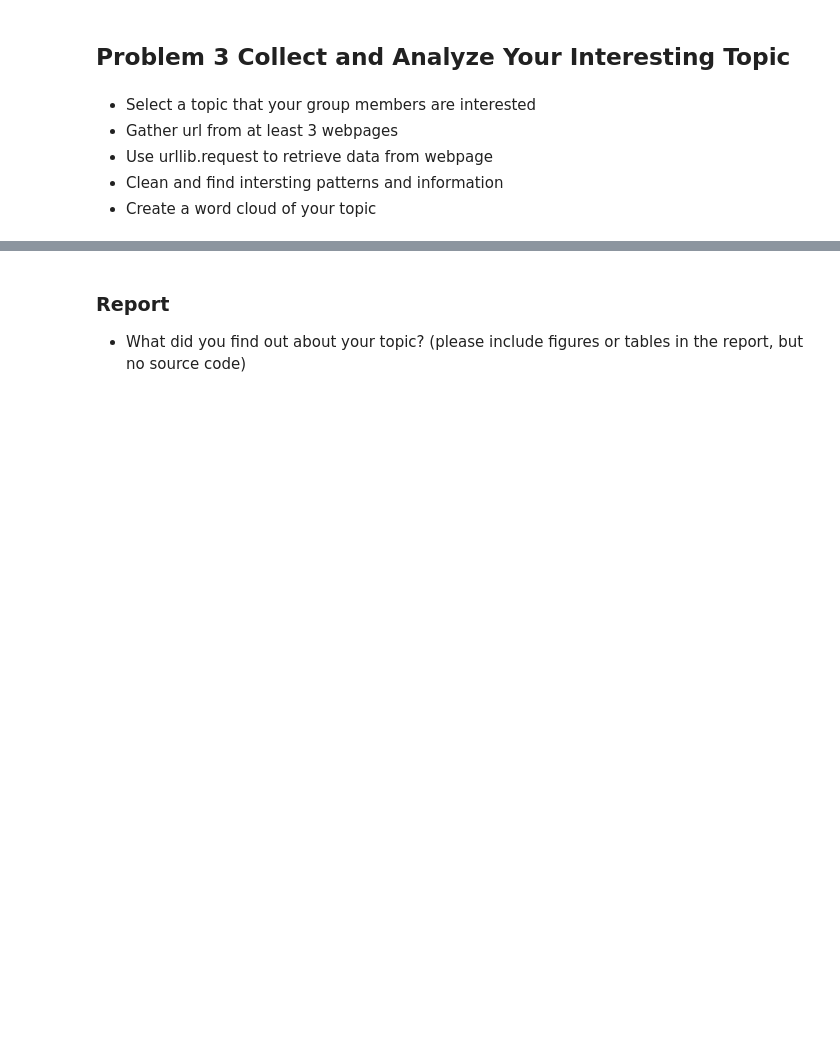
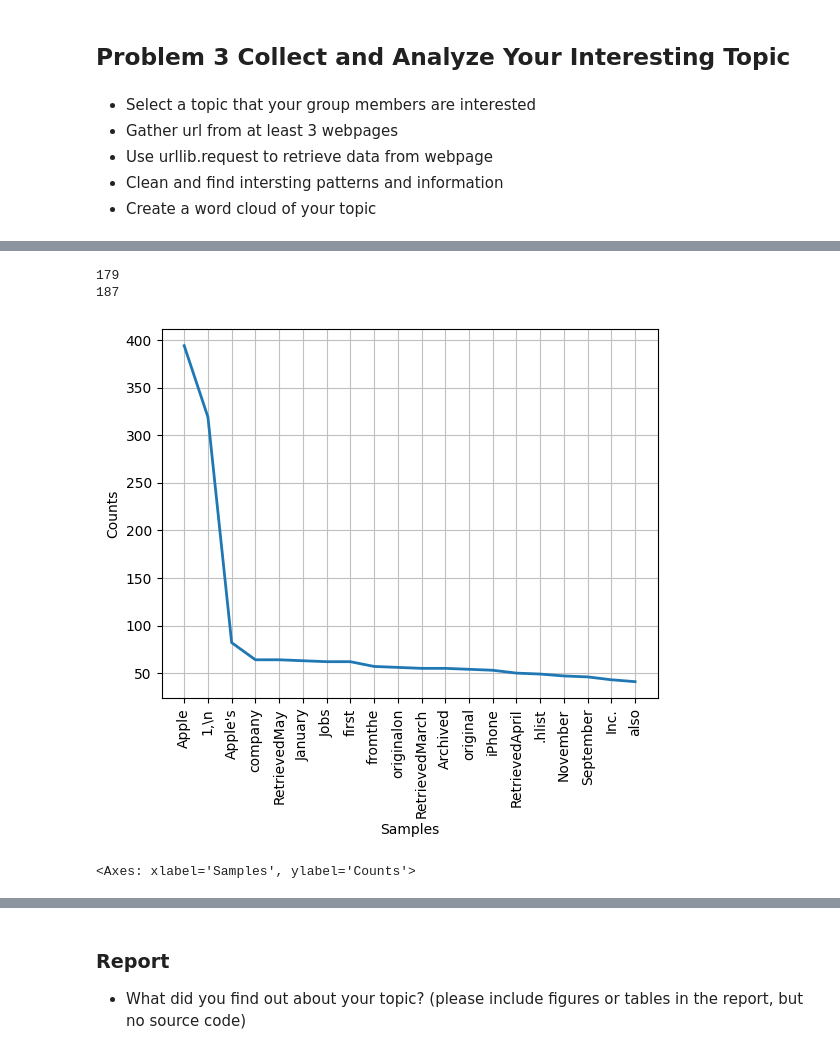
Before and after one commit to kwansawanth/bggdata, a Jupyter notebook: Project1_66.ipynb, the cells around one changed output, grey strips where cells are left out. Saved outputs shown, nothing was run; the diff lists cells and outputs as text; code cells hidden in the pictures; blank space fills up the shorter version.

```diff
--- a/Project1_66.ipynb
+++ b/Project1_66.ipynb
@@ -333,0 +346,4 @@ We are working with the Trip Advisor Hotel Reviews dataset. You can see the sour
+# %%
+from bs4 import BeautifulSoup
+s_apple = BeautifulSoup(app,'html5lib')
+text_app = s_apple.get_text(strip = True)
@@ -333,0 +360,4 @@ We are working with the Trip Advisor Hotel Reviews dataset. You can see the sour
+# %%
+tokens_apple = [t for t in text_app.split()]
+tokens_app_stv = [t for t in text_app_stv.split()]
+tokens_app_rmb = [t for t in text_app_rmb.split()]
@@ -333,0 +374,16 @@ We are working with the Trip Advisor Hotel Reviews dataset. You can see the sour
+# %%
+from PIL.PngImagePlugin import APNG_BLEND_OP_OVER
+from nltk.corpus import stopwords
+ap = stopwords.words('english')
+print(len(ap))
+ap.extend(['many', 'anyone','the','to','and','=','The','1,/n'])
+print((len(ap)))
+# %% [output]
+179
+187
+# %%
+clean_tokens_app = tokens_apple[:]
+# remove stop words
+for token in tokens_apple:
+    if token in ap:
+        clean_tokens_app.remove(token)
@@ -333,0 +402,6 @@ We are working with the Trip Advisor Hotel Reviews dataset. You can see the sour
+# %%
+fre_app = nltk.FreqDist(clean_tokens_app)
+fre_app.plot(20, cumulative=False)
+# %% [output]
+[figure, added]
+<Axes: xlabel='Samples', ylabel='Counts'>
```
Also changed, not shown: parts of 20 cells of this notebook.
